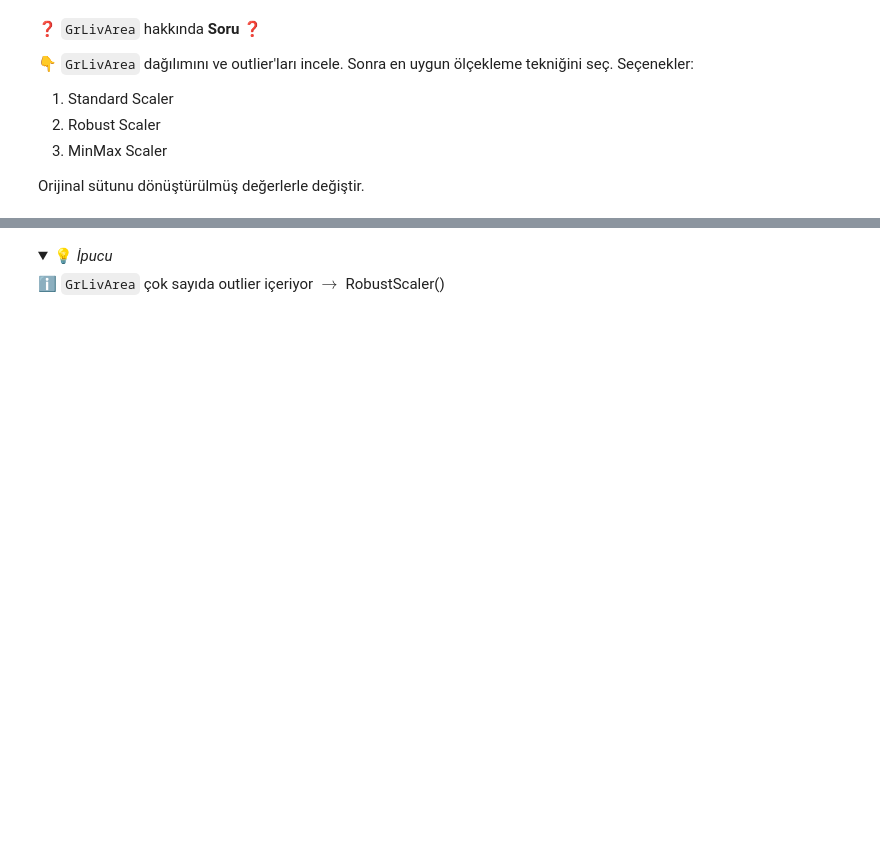
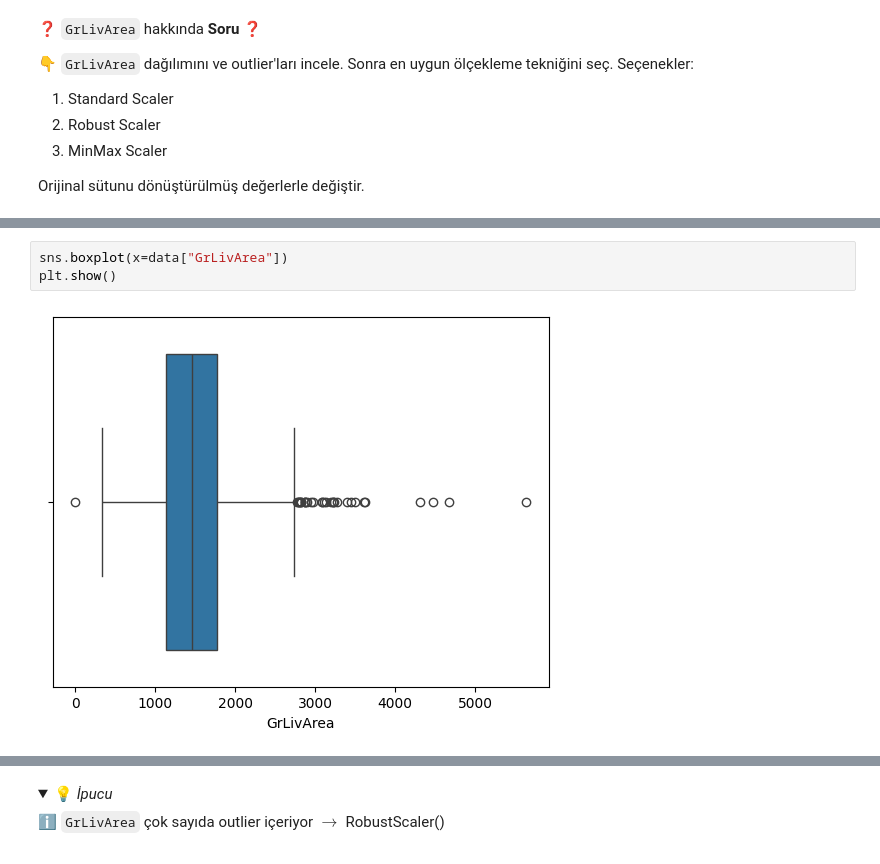
Before and after one commit to AybukeAltuntas/data-science-preprocessing-workflow, a Jupyter notebook: Preprocessing-Workflow.ipynb, the cells around one changed output, grey strips where cells are left out. Cells and saved outputs as stored; diff of their text form; folded sections open; blank space fills up the shorter version.

```diff
--- a/Preprocessing-Workflow.ipynb
+++ b/Preprocessing-Workflow.ipynb
@@ -201,0 +315,5 @@ Orijinal sütunu dönüştürülmüş değerlerle değiştir.
+# %%
+sns.boxplot(x=data["GrLivArea"])
+plt.show()
+# %% [output]
+[figure, added]
```
Also changed, not shown: parts of 41 cells of this notebook.
